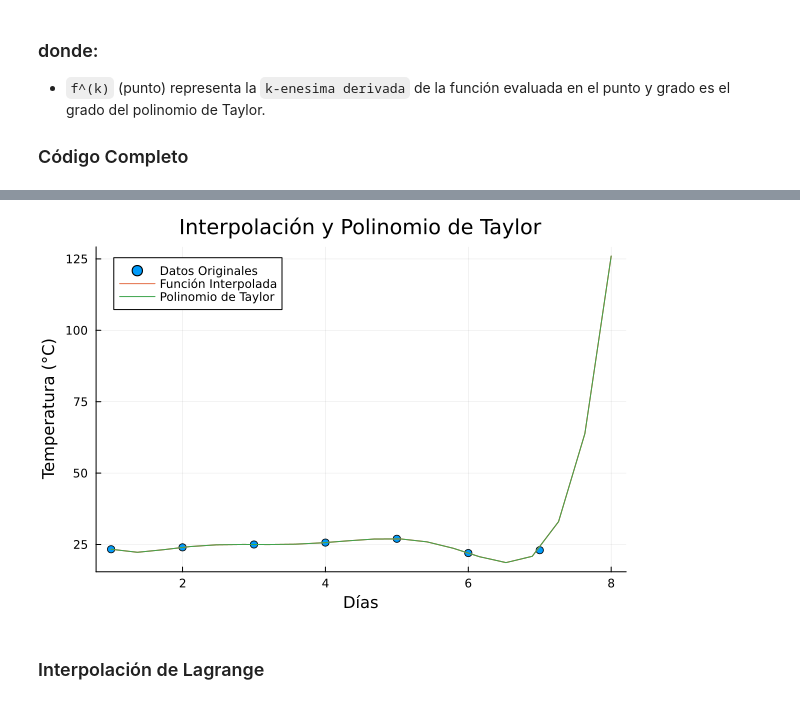
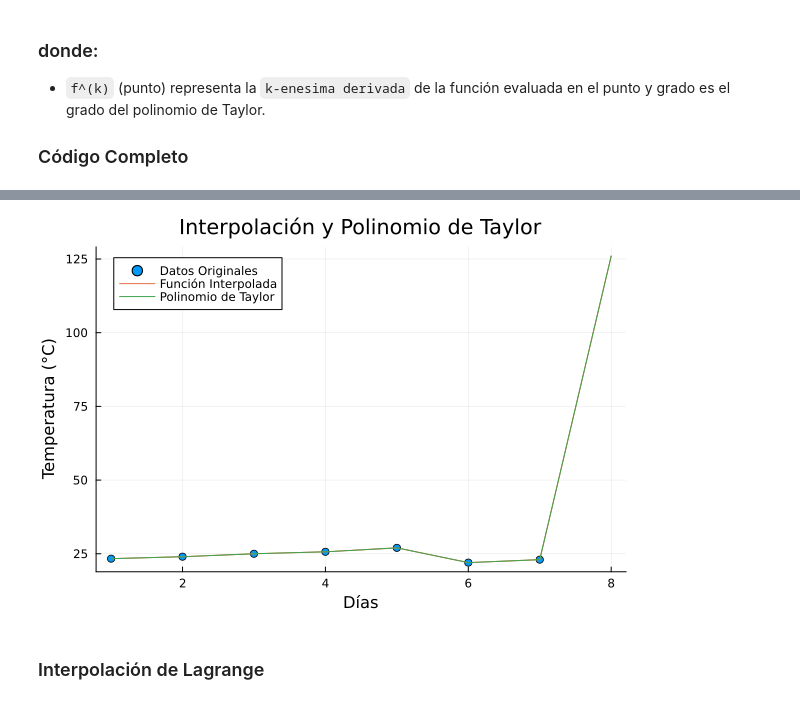
Before and after one commit to sonysarkis/ProyectoCalNum, a Jupyter notebook: Proyectos/proyecto1/proyecto2_cal.ipynb, the cells around one changed output, grey strips where cells are left out. Saved outputs shown, nothing was run; the diff lists cells and outputs as text; code cells hidden in the pictures.

Commit message:
Interpolación polinomica refactorizada.

```diff
--- a/Proyectos/proyecto1/proyecto2_cal.ipynb
+++ b/Proyectos/proyecto1/proyecto2_cal.ipynb
@@ -55,7 +55,7 @@ temperaturas = GetTemperaturas(data)
 # %%
 #Función para obtener los puntos a evaluar dentro del rango de días
 function DiasInterpolados(punto = 7)
-    return range(minimum(dias), punto, length=20)
+    return range(minimum(dias), punto, length=8)
 end
 
 function DiasInterpolados2(punto)
@@ -108,28 +108,21 @@ La fórmula utilizada para calcular el polinomio de Taylor es:
 
 ### Código Completo
 # %%
-# Polinomio de Taylor
-# Definir la variable simbólica x
-x = symbols("x")
-
 # Construir la función interpolada (Lagrange)
-n = length(dias)
-funcion = 0
-for i in 1:n
-    term = temperaturas[i]
-    for j in 1:n
-        if i != j
-            term *= (x - dias[j]) / (dias[i] - dias[j])
+function LagrangePolinomica(dias, temperaturas, cantidad)
+    n = length(dias)
+    polinomio = 0
+    for i in 1:n
+        term = temperaturas[i]
+        for j in 1:n
+            if i != j
+                term *= (cantidad - dias[j]) / (dias[i] - dias[j])
+            end
         end
+        polinomio += term
     end
-    funcion += term
+    return polinomio
 end
-
-# Parámetros para el polinomio de Taylor
-print("Coloque punto a evaluar: ")
-punto = parse(Float64, readline())
-print("coloque grado: ")
-grado_taylor = parse(Int64, readline())
 
 # Función para calcular el polinomio de Taylor
 function taylor(func, punto, grado)
@@ -143,6 +136,16 @@ function taylor(func, punto, grado)
     return simplify(polinomio_taylor)
 end
 
+# Parámetros para el polinomio de Taylor
+print("Coloque punto a evaluar: ")
+punto = parse(Float64, readline())
+print("coloque grado: ")
+grado_taylor = parse(Int64, readline())
+
+# Definir la variable simbólica x
+x = symbols("x")
+
+funcion = LagrangePolinomica(dias, temperaturas, x)
 # Calcular el polinomio de Taylor
 polinomio_taylor = taylor(funcion, punto, grado_taylor)
 
@@ -175,4 +178,4 @@ Coloque punto a evaluar: coloque grado: la prediccion de la temperatura por tecl
-[figure, old version]
+[figure, new version]
 # %% [markdown]
 ### Interpolación de Lagrange
 # %% [markdown]
```
Also changed, not shown: parts of 8 cells of this notebook.
